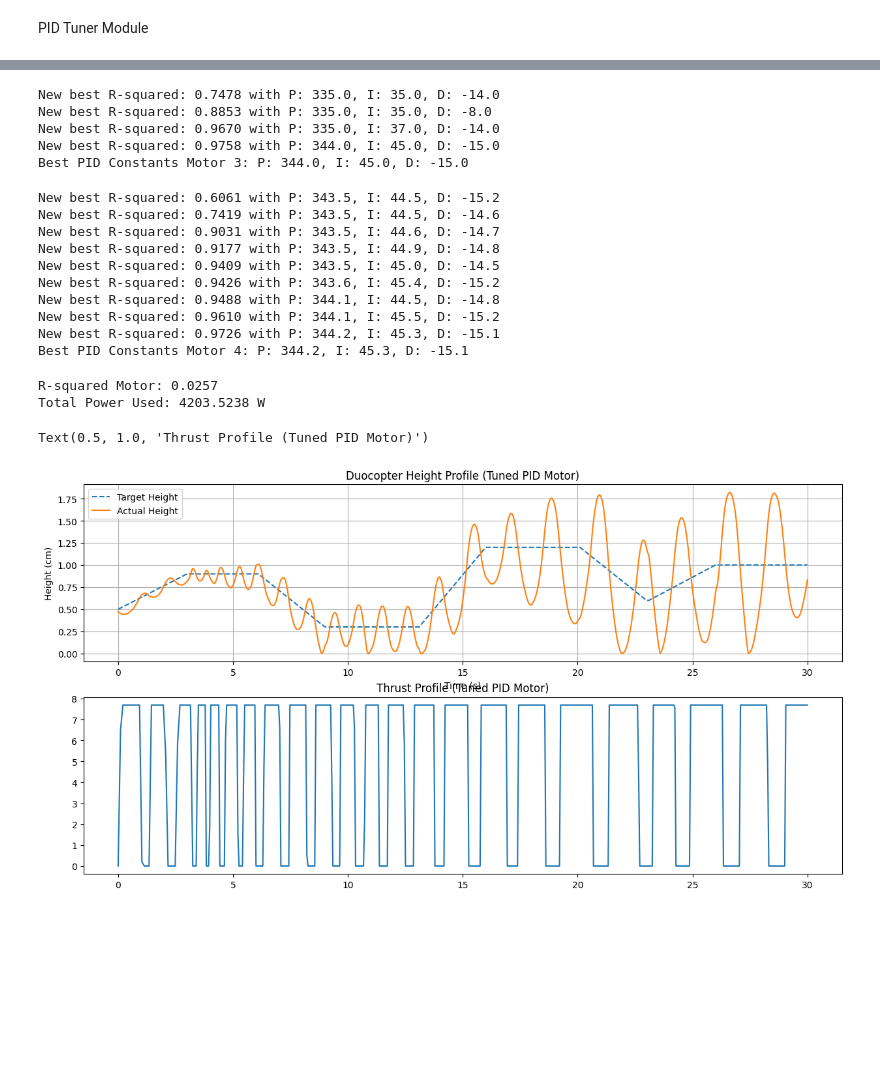
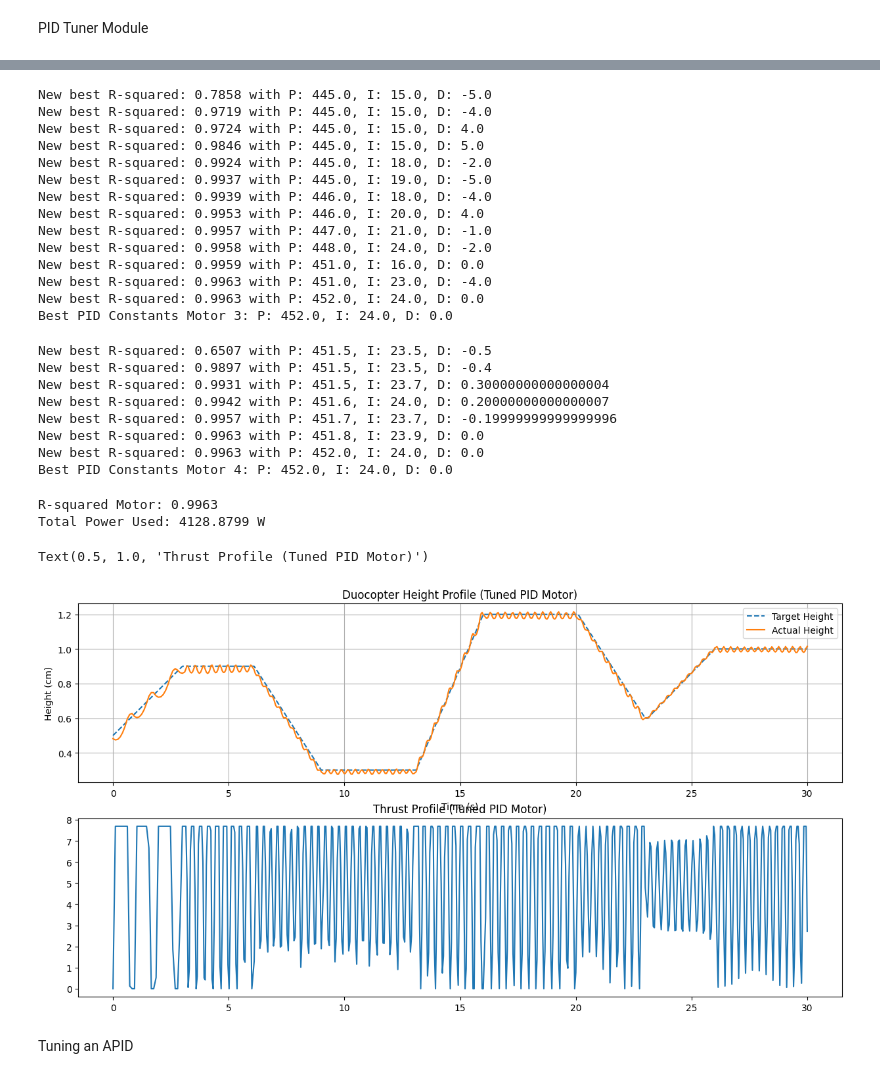
Before and after one commit to Luffo-lol/Duocopter-G06, a Jupyter notebook: sim.ipynb, the cells around one changed output, grey strips where cells are left out. Saved outputs shown, nothing was run; the diff lists cells and outputs as text; code cells hidden in the pictures; blank space fills up the shorter version.

```diff
--- a/sim.ipynb
+++ b/sim.ipynb
@@ -159,9 +168,10 @@ Max Power 15V: 355.4258997506405 W
 Random Disturbance
 # %%
 def disturbance_force():#returns a random number disturbance force in newtons, change parameters with research
+    return(0)
     # Parameters
     mean = 0
-    std_dev = 1
+    std_dev = 0.2 # Standard deviation
 
     # Generate one random number
     return np.random.normal(loc=mean, scale=std_dev)
@@ -249,7 +259,7 @@ def pid_controller(target_height, current_height, previous_error, integral, dt,
 # %% [markdown]
 Motion of Duocopter
 # %%
-def motionOfDuocopter(test_path, PConstant, IConstant, DConstant):
+def PIDMotionOfDuocopter(test_path, PConstant, IConstant, DConstant):
     # Initialize variables
     current_height = 0.5  # Initial height in m
     current_velocity = 0.0
@@ -271,6 +281,7 @@ def motionOfDuocopter(test_path, PConstant, IConstant, DConstant):
         #alpha = 0.1  # smoothing factor
         #thrust = alpha * thrust_12V(currVoltage) + ((1 - alpha) * thrusts[len(thrusts)-1] if thrusts else 0)
         thrust = thrust_12V(currVoltage)
+        thrust = thrust * math.cos(deflection_angle(thrust))
         thrusts.append(thrust)
         power = power_12V(currVoltage)
         powers.append(power)
@@ -306,7 +317,7 @@ def motionOfDuocopter(test_path, PConstant, IConstant, DConstant):
 
     return heights, thrusts, powers
 
-height_12V, thrusts_12V, powers_12V = motionOfDuocopter(test_path, PConstant, IConstant, DConstant)
+height_12V, thrusts_12V, powers_12V = PIDMotionOfDuocopter(test_path, PConstant, IConstant, DConstant)
 
 
 # Plotting the results
@@ -332,7 +343,7 @@ plt.grid(True)
 Computing Error of PID
 # %%
 def compute_PID_Error(PConstant, IConstant, DConstant, test_path):
-    heights, thrusts, powers = motionOfDuocopter(test_path, PConstant, IConstant, DConstant)
+    heights, thrusts, powers = PIDMotionOfDuocopter(test_path, PConstant, IConstant, DConstant)
     RSqr = 1 - np.sum((test_path[:, 1] - heights) ** 2) / np.sum((test_path[:, 1] - np.mean(test_path[:, 1])) ** 2)
     return RSqr
 
@@ -418,11 +435,20 @@ def TunePIDConstants3(best_PConstant1, best_IConstant1, best_DConstant1, test_pa
 best_PConstant3, best_IConstant3, best_DConstant3 = TunePIDConstants3(best_PConstant2, best_IConstant2, best_DConstant2, test_path)
 print(f"Best PID Constants Motor 3: P: {best_PConstant3}, I: {best_IConstant3}, D: {best_DConstant3}")
 # %% [output]
-New best R-squared: 0.7478 with P: 335.0, I: 35.0, D: -14.0
-New best R-squared: 0.8853 with P: 335.0, I: 35.0, D: -8.0
-New best R-squared: 0.9670 with P: 335.0, I: 37.0, D: -14.0
-New best R-squared: 0.9758 with P: 344.0, I: 45.0, D: -15.0
-Best PID Constants Motor 3: P: 344.0, I: 45.0, D: -15.0
+New best R-squared: 0.7858 with P: 445.0, I: 15.0, D: -5.0
+New best R-squared: 0.9719 with P: 445.0, I: 15.0, D: -4.0
+New best R-squared: 0.9724 with P: 445.0, I: 15.0, D: 4.0
+New best R-squared: 0.9846 with P: 445.0, I: 15.0, D: 5.0
+New best R-squared: 0.9924 with P: 445.0, I: 18.0, D: -2.0
+New best R-squared: 0.9937 with P: 445.0, I: 19.0, D: -5.0
+New best R-squared: 0.9939 with P: 446.0, I: 18.0, D: -4.0
+New best R-squared: 0.9953 with P: 446.0, I: 20.0, D: 4.0
+New best R-squared: 0.9957 with P: 447.0, I: 21.0, D: -1.0
+New best R-squared: 0.9958 with P: 448.0, I: 24.0, D: -2.0
+New best R-squared: 0.9959 with P: 451.0, I: 16.0, D: 0.0
+New best R-squared: 0.9963 with P: 451.0, I: 23.0, D: -4.0
+New best R-squared: 0.9963 with P: 452.0, I: 24.0, D: 0.0
+Best PID Constants Motor 3: P: 452.0, I: 24.0, D: 0.0
 # %%
 def TunePIDConstants3(best_PConstant1, best_IConstant1, best_DConstant1, test_path):
     best_R_squared = 0
@@ -448,40 +474,40 @@ best_PConstant = best_PConstant4
 best_IConstant = best_IConstant4
 best_DConstant = best_DConstant4
 # %% [output]
-New best R-squared: 0.6061 with P: 343.5, I: 44.5, D: -15.2
-New best R-squared: 0.7419 with P: 343.5, I: 44.5, D: -14.6
-New best R-squared: 0.9031 with P: 343.5, I: 44.6, D: -14.7
-New best R-squared: 0.9177 with P: 343.5, I: 44.9, D: -14.8
-New best R-squared: 0.9409 with P: 343.5, I: 45.0, D: -14.5
-New best R-squared: 0.9426 with P: 343.6, I: 45.4, D: -15.2
-New best R-squared: 0.9488 with P: 344.1, I: 44.5, D: -14.8
-New best R-squared: 0.9610 with P: 344.1, I: 45.5, D: -15.2
-New best R-squared: 0.9726 with P: 344.2, I: 45.3, D: -15.1
-Best PID Constants Motor 4: P: 344.2, I: 45.3, D: -15.1
+New best R-squared: 0.6507 with P: 451.5, I: 23.5, D: -0.5
+New best R-squared: 0.9897 with P: 451.5, I: 23.5, D: -0.4
+New best R-squared: 0.9931 with P: 451.5, I: 23.7, D: 0.30000000000000004
+New best R-squared: 0.9942 with P: 451.6, I: 24.0, D: 0.20000000000000007
+New best R-squared: 0.9957 with P: 451.7, I: 23.7, D: -0.19999999999999996
+New best R-squared: 0.9963 with P: 451.8, I: 23.9, D: 0.0
+New best R-squared: 0.9963 with P: 452.0, I: 24.0, D: 0.0
+Best PID Constants Motor 4: P: 452.0, I: 24.0, D: 0.0
 # %%
-bestHeight, bestThrust, bestPower = motionOfDuocopter(test_path, best_PConstant, best_IConstant, best_DConstant)
+bestHeight, bestThrust, bestPower = PIDMotionOfDuocopter(test_path, best_PConstant, best_IConstant, best_DConstant)
 
 R_squared = compute_PID_Error(best_PConstant, best_IConstant, best_DConstant, test_path)
 print(f"R-squared Motor: {R_squared:.4f}")
 
 totPower = np.sum(bestPower) * 0.05
 print(f"Total Power Used: {totPower:.4f} W")
 
 # Plotting the results
 plt.figure(figsize=(15, 12))
 plt.subplot(3, 1, 1)
 plt.plot(test_path[:, 0], test_path[:, 1], label='Target Height', linestyle='--')
 plt.plot(test_path[:, 0], bestHeight, label='Actual Height')
 plt.title('Duocopter Height Profile (Tuned PID Motor)')
 plt.xlabel('Time (s)')
 plt.ylabel('Height (cm)')
 plt.legend()
 plt.grid(True)
 plt.subplot(3, 1, 2)
 plt.plot(test_path[:, 0], bestThrust, label='Thrust (gf)')
 plt.title('Thrust Profile (Tuned PID Motor)')
 # %% [output]
-R-squared Motor: 0.0257
-Total Power Used: 4203.5238 W
+R-squared Motor: 0.9963
+Total Power Used: 4128.8799 W
 Text(0.5, 1.0, 'Thrust Profile (Tuned PID Motor)')
-[figure, old version]
+[figure, new version]
+# %% [markdown]
+Tuning an APID
```
Also changed, not shown: parts of 7 cells of this notebook.
